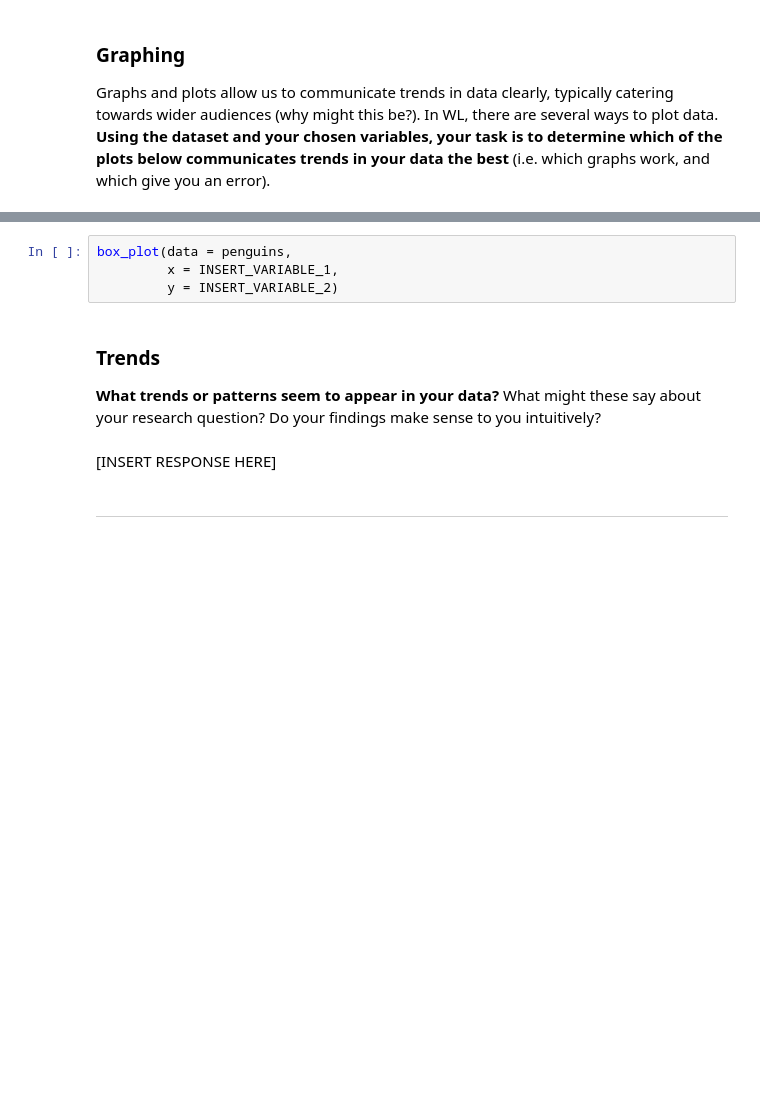
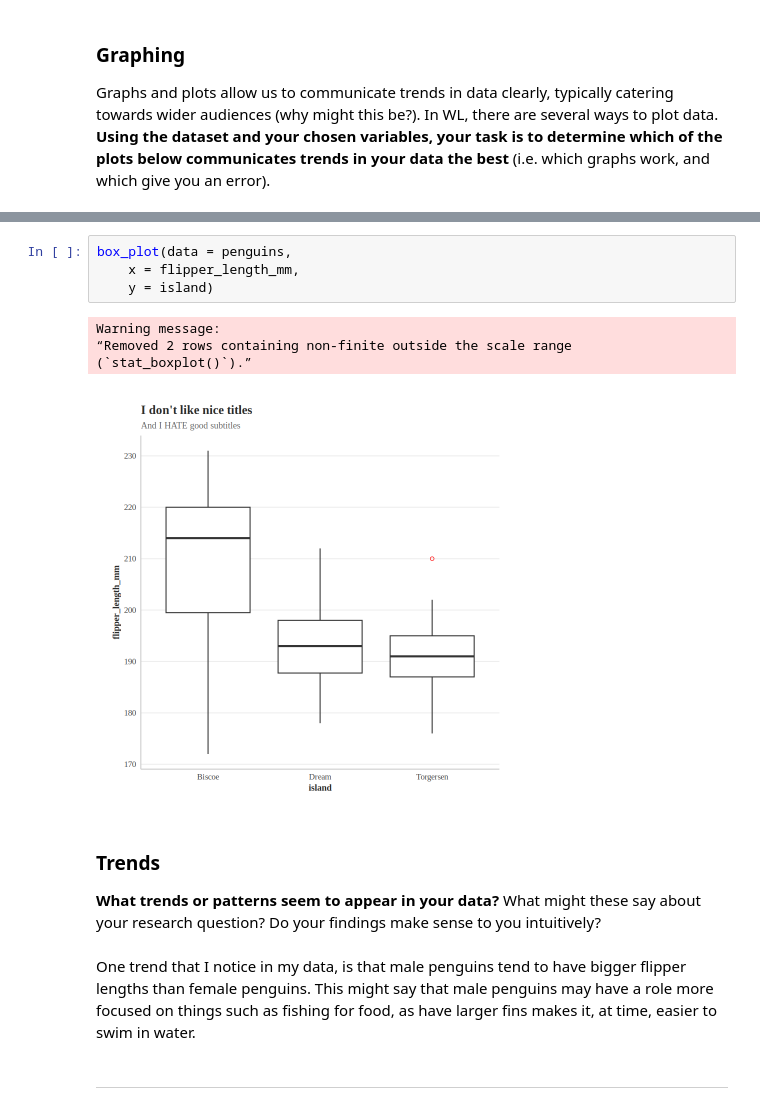
Before and after one commit to allison-jpg101/Unit0, a Jupyter notebook: ApResearchCT_BIO.ipynb, the cells around one changed output, grey strips where cells are left out. Saved outputs shown, nothing was run; the diff lists cells and outputs as text; blank space fills up the shorter version.

```diff
--- a/ApResearchCT_BIO.ipynb
+++ b/ApResearchCT_BIO.ipynb
@@ -136,14 +159,19 @@ density_plot(data= penguins,
 # %%
 box_plot(data = penguins,
-         x = INSERT_VARIABLE_1,
-         y = INSERT_VARIABLE_2)
+    x = flipper_length_mm,
+    y = island)
+# %% [output]
+Warning message:
+“Removed 2 rows containing non-finite outside the scale range
+(`stat_boxplot()`).”
+[figure, added]
 # %% [markdown]
 ### Trends
 
 
 **What trends or patterns seem to appear in your data?** What might these say about your research question? Do your findings make sense to you intuitively?
-# %% [markdown]
-[INSERT RESPONSE HERE]
+# %% [markdown]
+One trend that I notice in my data, is that male penguins tend to have bigger flipper lengths than female penguins. This might say that male penguins may have a role more focused on things such as fishing for food, as have larger fins makes it, at time, easier to swim in water.
 # %% [markdown]
 
 
```
Also changed, not shown: parts of 21 cells of this notebook.
